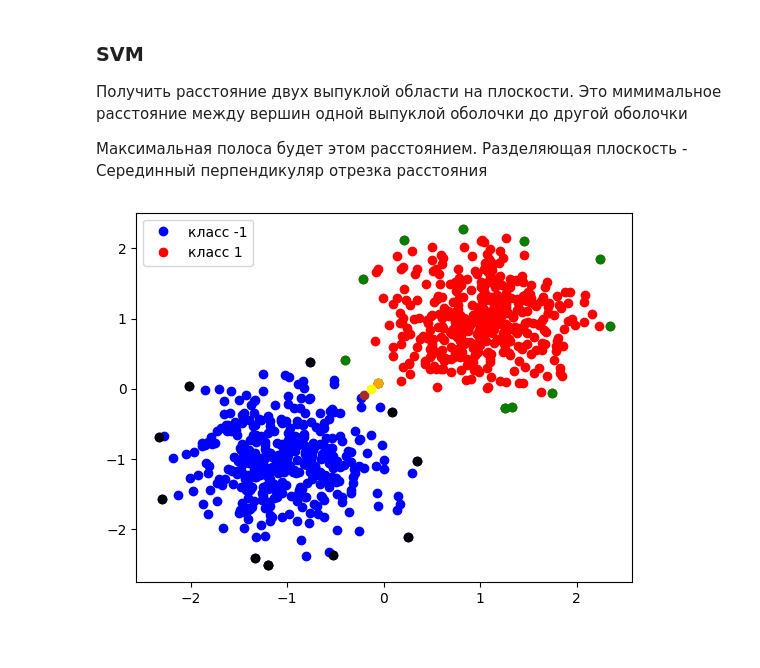
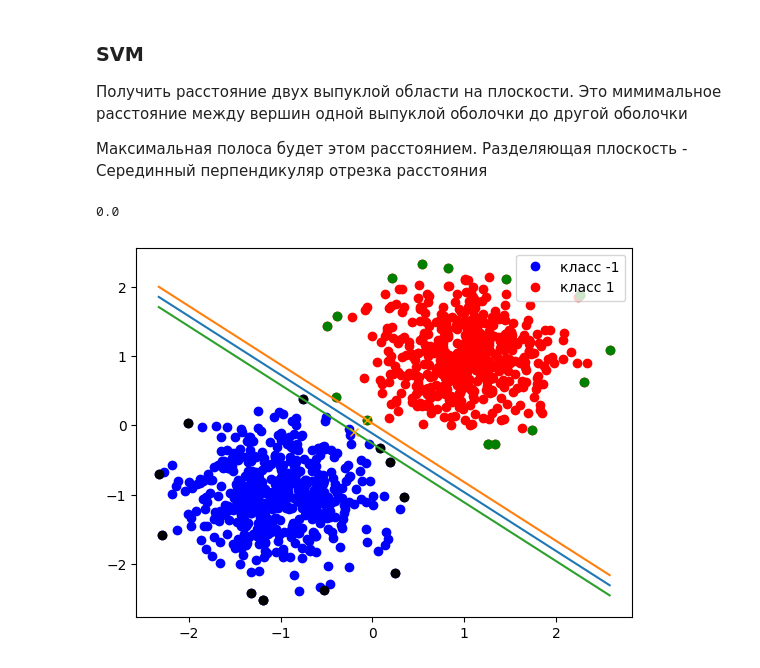
Before and after one commit to haminhtien99/ML-2023-summer, a Jupyter notebook: no1.ipynb, the cells around one changed output. Saved outputs shown, nothing was run; the diff lists cells and outputs as text; code cells hidden in the pictures.

```diff
--- a/no1.ipynb
+++ b/no1.ipynb
@@ -373,5 +351,26 @@ def rotation_angle(p_prev, p_now, P):
 # %%
 import math
+
+def angle(A, B):
+    y = B[1] - A[1]
+    x = B[0] - A[0]
+    if x == 0:
+        ang = math.pi / 2
+    elif x > 0: ang = math.atan(y/x)
+    else: ang = math.atan(y/x) + math.pi
+
+    # -Pi/2 <ang < 3Pi/2
+    if ang <0 : ang += 2* math.pi #  0 < ang < 2Pi
+
+    return ang
+
+def rotation_angle(p_prev, p_now, P):
+    ang1 = angle(p_prev, p_now)
+    ang2 = angle(p_now, P)
+    if ang2 >= ang1: aa = ang2 - ang1
+    else: aa = ang2 + 2*math.pi-ang1
+    return aa
+
 def Jarvis(X):
     Indexs = list(range(len(X)))
     P = []
@@ -380,7 +379,6 @@ def Jarvis(X):
     for A in X:
         if p0[1] > A[1] or (p0[1] == A[1] and p0[0] < A[0]): p0 = A
     P.append(p0)
-    # print(P, Indexs)
 
     if X[0][0] != p0[0]:
         p1 = X[0]
@@ -401,8 +399,6 @@ def Jarvis(X):
             ind = i
     P.append(p1)
     Indexs.remove(ind)
-
-    # print(P, Indexs)
 
     Finish = False
     while Finish == False:
@@ -432,14 +428,3 @@ def Jarvis(X):
 
         if p_next == p0: Finish = True
     return P
-# %%
-import numpy as np
-np.random.seed(0)
-l = 100
-n = 2
-X = np.array([[-1,-1]]) + 0.5 *np.random.randn(l, n)
-# %%
-P = Jarvis(X.tolist())
-Hull = hull(P)
-P=np.array(P)
-Hull
@@ -465,2 +430,0 @@ Hull
-# %%
-M = np.array([[1.0], [1.0]])
@@ -587,21 +590,10 @@ w, x, point, minR= model.fit()
-# %%
-cols = ['blue', 'red']
-
-# построение точек
-for k in np.unique(y_train):
-    if k == -1: col = cols[0]
-    else: col = cols[1]
-    plt.plot(X_train[y_train==k,0], X_train[y_train==k,1], 'o', label='класс {}'.format(k), color=col)
-for p in P1:
-    plt.plot(p[0], p[1], 'o',color='green')
-
-for p in P2:
-    plt.plot(p[0], p[1], 'o', color='black')
-plt.plot(point[0], point[1], 'o', color = 'orange')
-plt.plot(x[0], x[1], 'o', color = 'brown')
-plt.plot(w[0], w[1], 'o', color = 'yellow')
-
-plt.legend(loc='best')
-plt.show()
-# %% [output]
-[figure, removed]
+# %%
+
+model = SVM(X,y)
+model.fit()
+_, err = model.predict(X_test, y_test)
+print(err)
+model.vizualization()
+# %% [output]
+0.0
+[figure, added]
```
Also changed, not shown: parts of 9 cells of this notebook.
